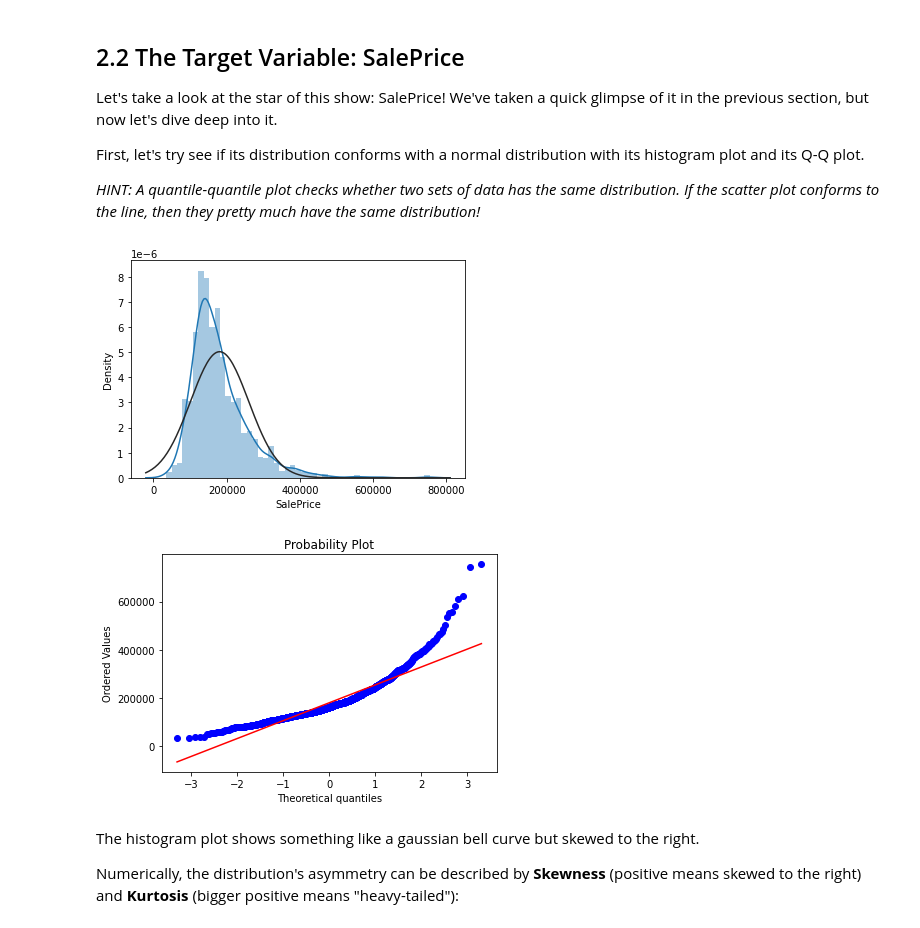
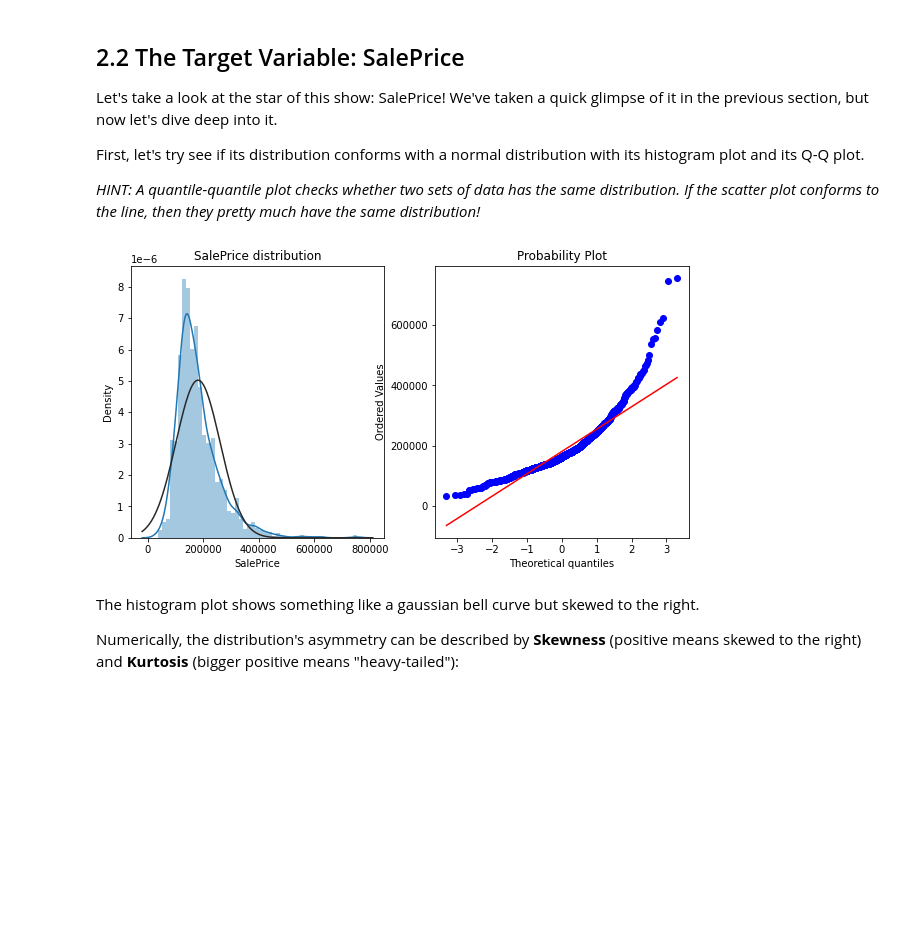
Before and after one commit to jrili/kaggle-house-prices, a Jupyter notebook: house-prices-regression.ipynb, the cells around one changed output. Drawn from its saved outputs; the diff is of its cells as text; code cells hidden in the pictures; blank space fills up the shorter version.

```diff
--- a/house-prices-regression.ipynb
+++ b/house-prices-regression.ipynb
@@ -224,13 +224,18 @@ Let's take a look at the star of this show: SalePrice! We've taken a quick glimp
 First, let's try see if its distribution conforms with a normal distribution with its histogram plot and its Q-Q plot.
 
 *HINT: A quantile-quantile plot checks whether two sets of data has the same distribution. If the scatter plot conforms to the line, then they pretty much have the same distribution!*
-# %%
-sns.distplot(train_df[target_variable], fit=norm)
-fig = plt.figure()
-stats.probplot(train_df[target_variable], plot=plt);
-# %% [output]
-[figure, removed]
-[figure, removed]
+# %%
+#Define a function for plotting the distplot and QQ plot because code reuse is awesome!
+def plot_normality_check(field, dataframe, figsize=(10,5)):
+    f, ax = plt.subplots(1,2, figsize=figsize)
+    sns.distplot(dataframe[field], fit=norm, ax=ax[0])
+    ax[0].set_title('{} distribution'.format(field))
+
+    stats.probplot(dataframe[field], plot=ax[1]);
+# %%
+plot_normality_check(field=target_variable, dataframe=train_df)
+# %% [output]
+[figure, added]
 # %% [markdown]
 The histogram plot shows something like a gaussian bell curve but skewed to the right.
 
```
Also changed, not shown: parts of 35 cells of this notebook.
